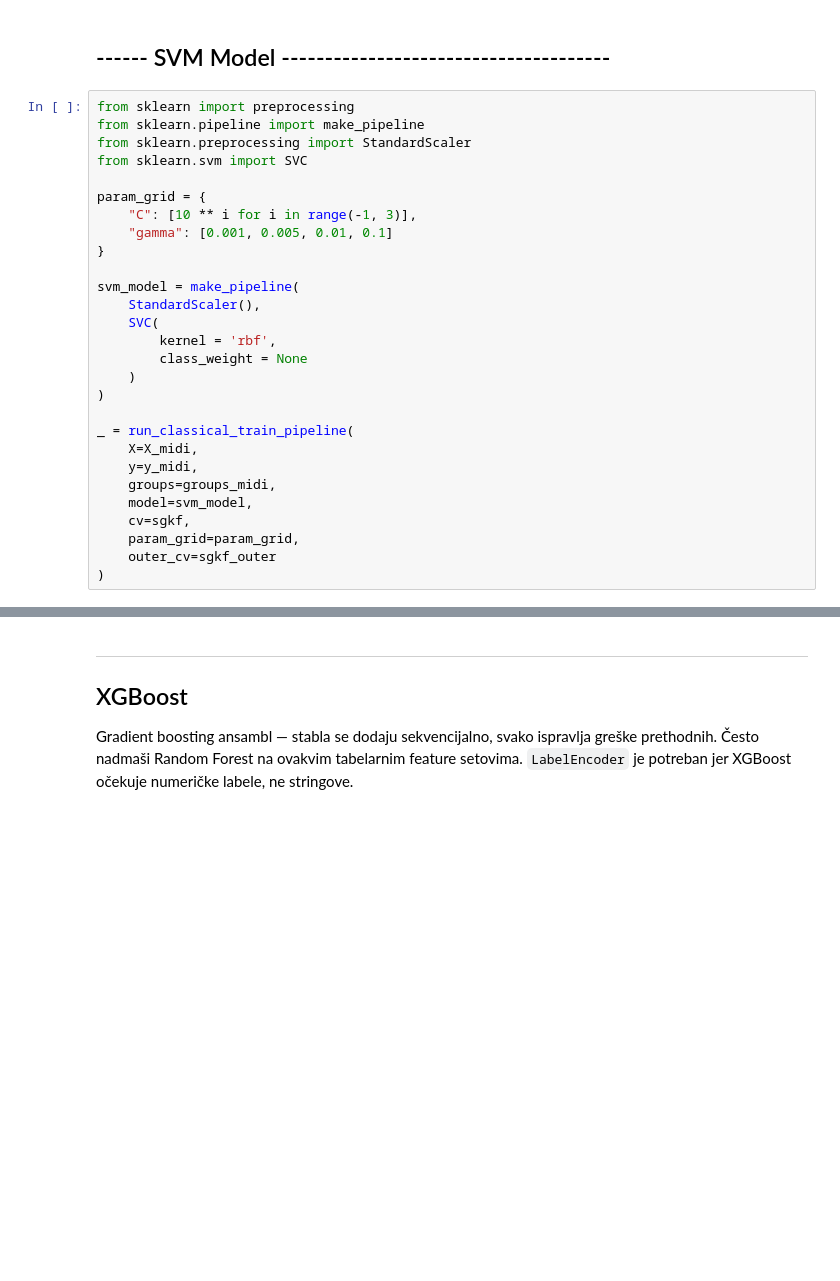
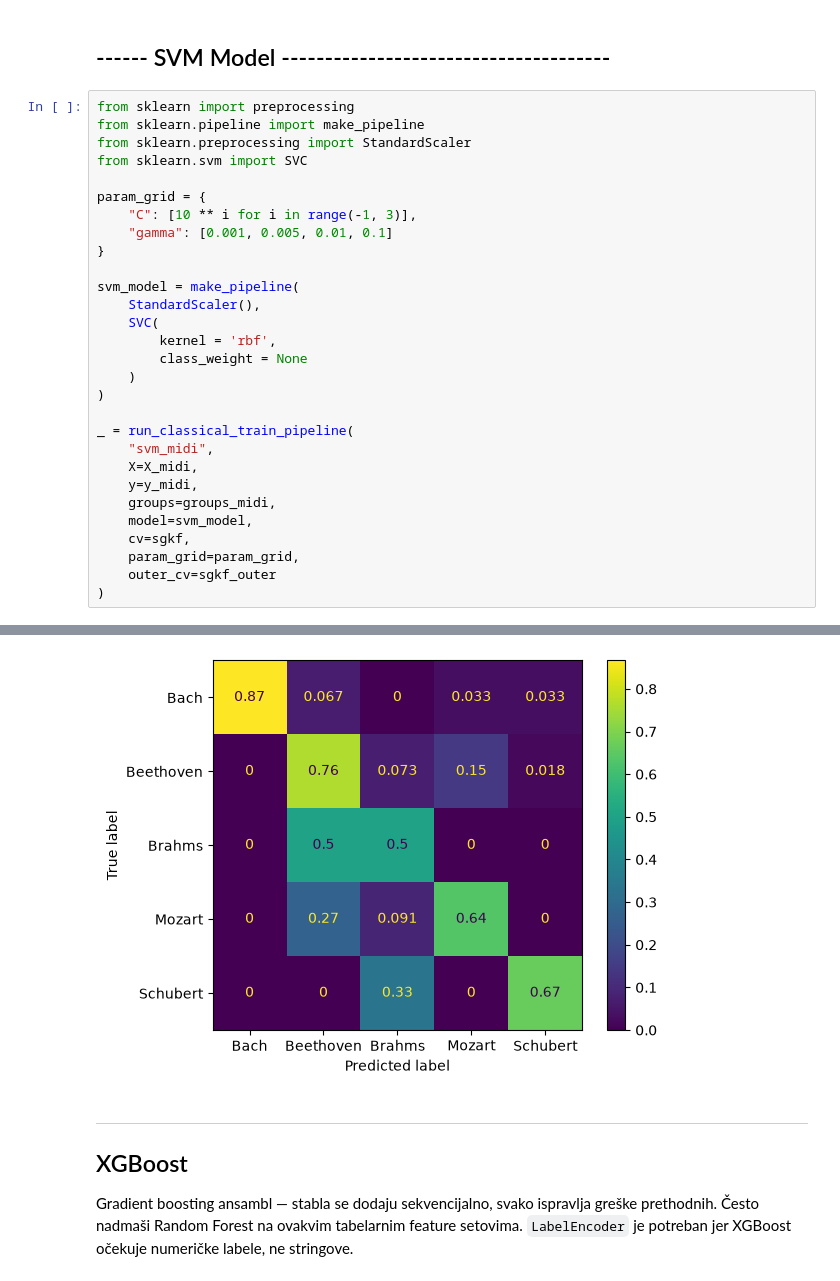
Before and after one commit to markovucic/music_classifier, a Jupyter notebook: notebooks/classic_models_midi.ipynb, the cells around one changed output, grey strips where cells are left out. Cells and saved outputs as stored; diff of their text form; blank space fills up the shorter version.

```diff
--- a/notebooks/classic_models_midi.ipynb
+++ b/notebooks/classic_models_midi.ipynb
@@ -155,6 +156,7 @@ svm_model = make_pipeline(
 )
 
 _ = run_classical_train_pipeline(
+    "svm_midi",
     X=X_midi,
     y=y_midi,
     groups=groups_midi,
@@ -163,3 +165,4 @@ _ = run_classical_train_pipeline(
     param_grid=param_grid,
     outer_cv=sgkf_outer
 )
+# %% [output]
@@ -166,3 +186,4 @@ _ = run_classical_train_pipeline(
+[figure, added]
 # %% [markdown]
 ---
 
```
Also changed, not shown: parts of 3 cells of this notebook, 4 other files.
